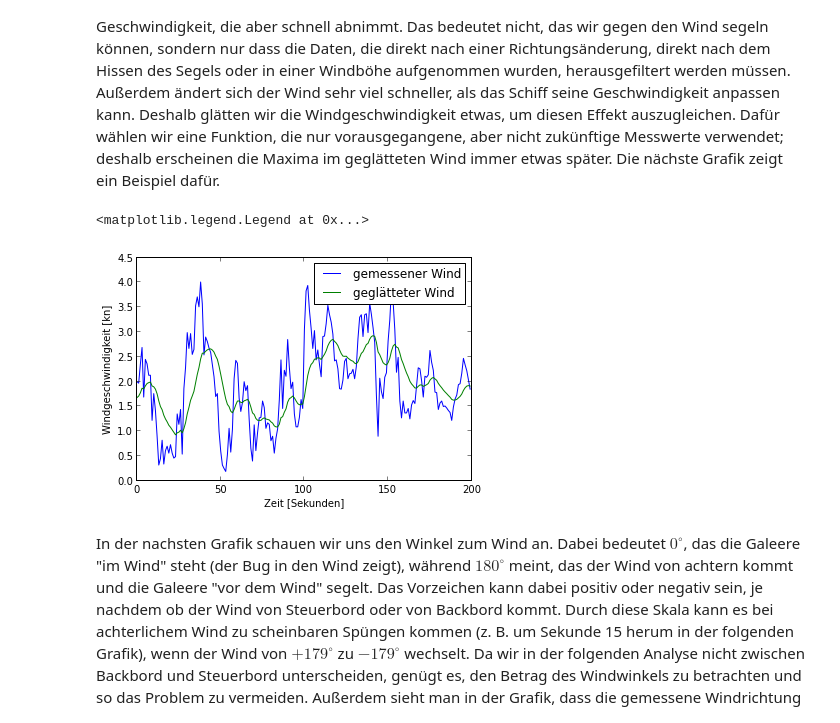
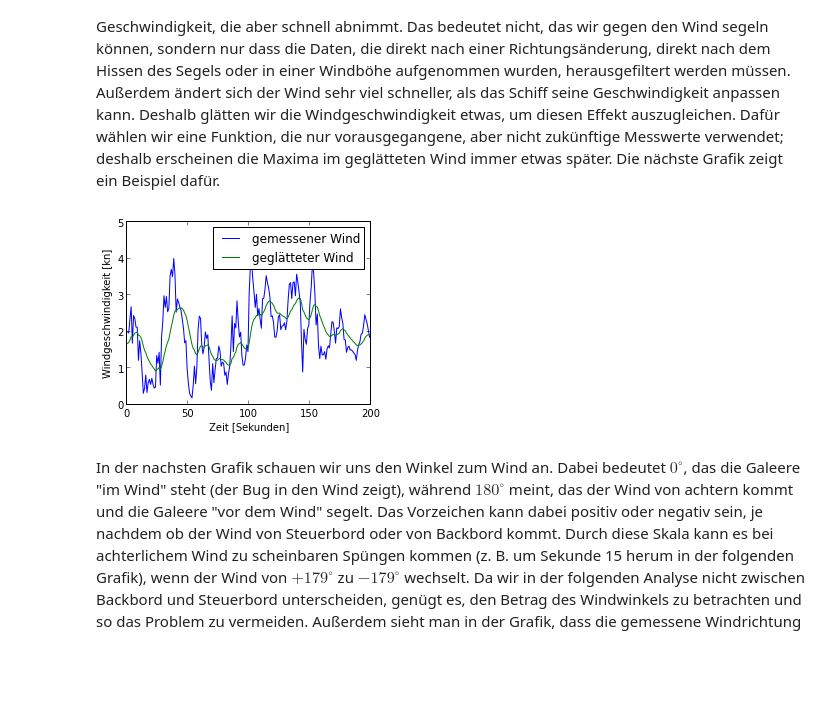
Before and after one commit to Roemerschiff/NX2, a Jupyter notebook: analysis/Polarplots.ipynb, the cells around one changed output. Drawn from its saved outputs; the diff is of its cells as text; code cells hidden in the pictures; blank space fills up the shorter version.

```diff
--- a/analysis/Polarplots.ipynb
+++ b/analysis/Polarplots.ipynb
@@ -21,6 +21,7 @@ import utils
 
 datapath = '/home/moritz/Dropbox/NX2/'
 #datapath = '/data/hguenther/Dropbox/NX2/'
+plotpath = os.path.join(datapath, '2013/')
 # %%
 d06 = utils.read_06(datapath)
 d08 = utils.read_08(datapath)
@@ -106,14 +107,18 @@ Wenn man die Grafiken für die Daten aus jedem einzelnen Jahr anschaut, dann sie
 # %% [markdown]
 Bevor wir die Daten zu Polardiagrammen zusammenstellen, müssen wir sie filtern, denn nicht jeder Datenpunkt kann dafür genutzt werden. In diesem Abschnitt untersuchen wir, welche Filter sinnvoll sind. Die verschiedenen Filter, die wir auf die Daten anwenden, sollen verschiedene Effekte berücksichtigen: Zuerst beschränken wir uns auf die Messpunkte, die beim Segeln aufgenommen wurden (ohne Hilfe der Ruderer). Dann verlangen wir, dass die Geschwindikgeit sich nur langsam ändert, denn wenn z.B. der Bug in den Wind gedreht wird, dann hat das Schiff zunächst noch eine Geschwindigkeit, die aber schnell abnimmt. Das bedeutet nicht, das wir gegen den Wind segeln können, sondern nur dass die Daten, die direkt nach einer Richtungsänderung, direkt nach dem Hissen des Segels oder in einer Windböhe aufgenommen wurden, herausgefiltert werden müssen. Außerdem ändert sich der Wind sehr viel schneller, als das Schiff seine Geschwindigkeit anpassen kann. Deshalb glätten wir die Windgeschwindigkeit etwas, um diesen Effekt auszugleichen. Dafür wählen wir eine Funktion, die nur vorausgegangene, aber nicht zukünftige Messwerte verwendet; deshalb erscheinen die Maxima im geglätteten Wind immer etwas später. Die nächste Grafik zeigt ein Beispiel dafür.
 # %%
-plt.plot(d11['TWS'][3600:3800], label = 'gemessener Wind')
-plt.plot(NX2.math.smooth_expdec(d11['TWS'], 10)[3600:3800], label = u'geglätteter Wind')
-plt.xlabel('Zeit [Sekunden]')
-plt.ylabel('Windgeschwindigkeit [kn]')
-plt.legend()
+fig = plt.figure(figsize=(4,3))
+ax = fig.add_subplot(111)
+ax.plot(d11['TWS'][3600:3800], label = 'gemessener Wind')
+ax.plot(NX2.math.smooth_expdec(d11['TWS'], 10)[3600:3800], label = u'gegl\u00e4tteter Wind')
+ax.set_xlabel('Zeit [Sekunden]')
+ax.set_ylabel('Windgeschwindigkeit [kn]')
+ax.legend()
+ax.set_ylim([0,5])
+fig.subplots_adjust(top=0.97, right=0.97)
+fig.savefig(os.path.join(plotpath, 'windglatt.png'))
 # %% [output]
-<matplotlib.legend.Legend at 0x...>
-[figure, old version]
+[figure, new version]
 # %% [markdown]
 In der nachsten Grafik schauen wir uns den Winkel zum Wind an. Dabei bedeutet $0^{\circ}$, das die Galeere "im Wind" steht (der Bug in den Wind zeigt), während $180^{\circ}$ meint, das der Wind von achtern kommt und die Galeere "vor dem Wind" segelt. Das Vorzeichen kann dabei positiv oder negativ sein, je nachdem ob der Wind von Steuerbord oder von Backbord kommt.
 Durch diese Skala kann es bei achterlichem Wind zu scheinbaren Spüngen kommen (z. B. um Sekunde 15 herum in der folgenden Grafik), wenn der Wind von $+179^{\circ}$ zu $-179^{\circ}$ wechselt. Da wir in der folgenden Analyse nicht zwischen Backbord und Steuerbord unterscheiden, genügt es, den Betrag des Windwinkels zu betrachten und so das Problem zu vermeiden. Außerdem sieht man in der Grafik, dass die gemessene Windrichtung sehr schnell hin- und herspringt, weil der Windmesser im Wind flattert. Dies ist besonders bei schwachen Wind der Fall und bei Wind vom Bug, wenn das Segel den Windmesser abdeckt. Der Windmesser ist zwar mit einem "twin fin" System ausgestattet, dass ein Hin-und Herflattern vermeiden soll, aber die gemessene Windrichtung schwankt immer noch im Sekundenbereich. Wenn wir dies nicht berücksichtigen, dann werden bei der Konstruktion eines Polardiagrams viele Messwerte bei unpassenden Windwinkeln einsortiert.
```
Also changed, not shown: parts of 28 cells of this notebook, 1 other file.
